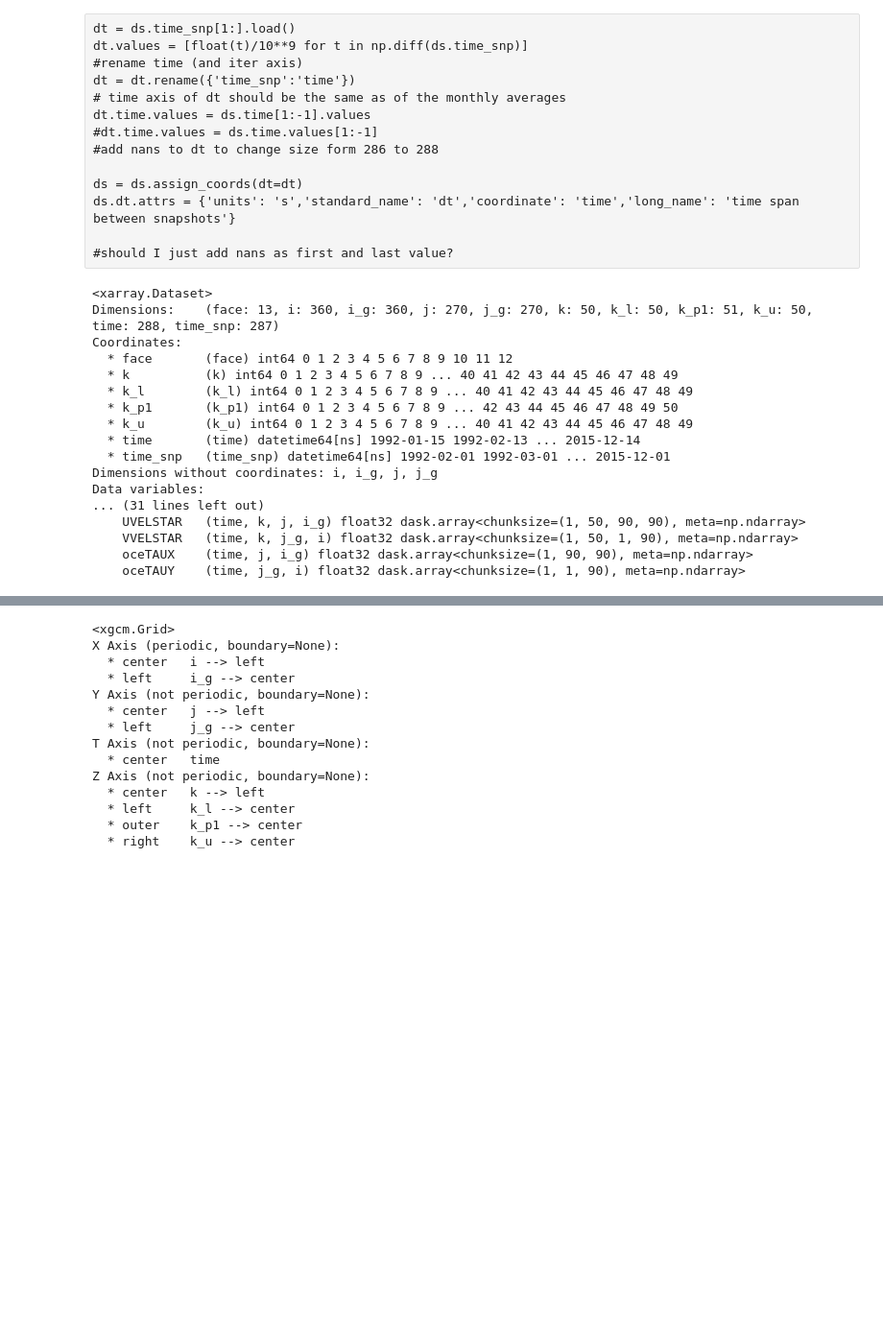
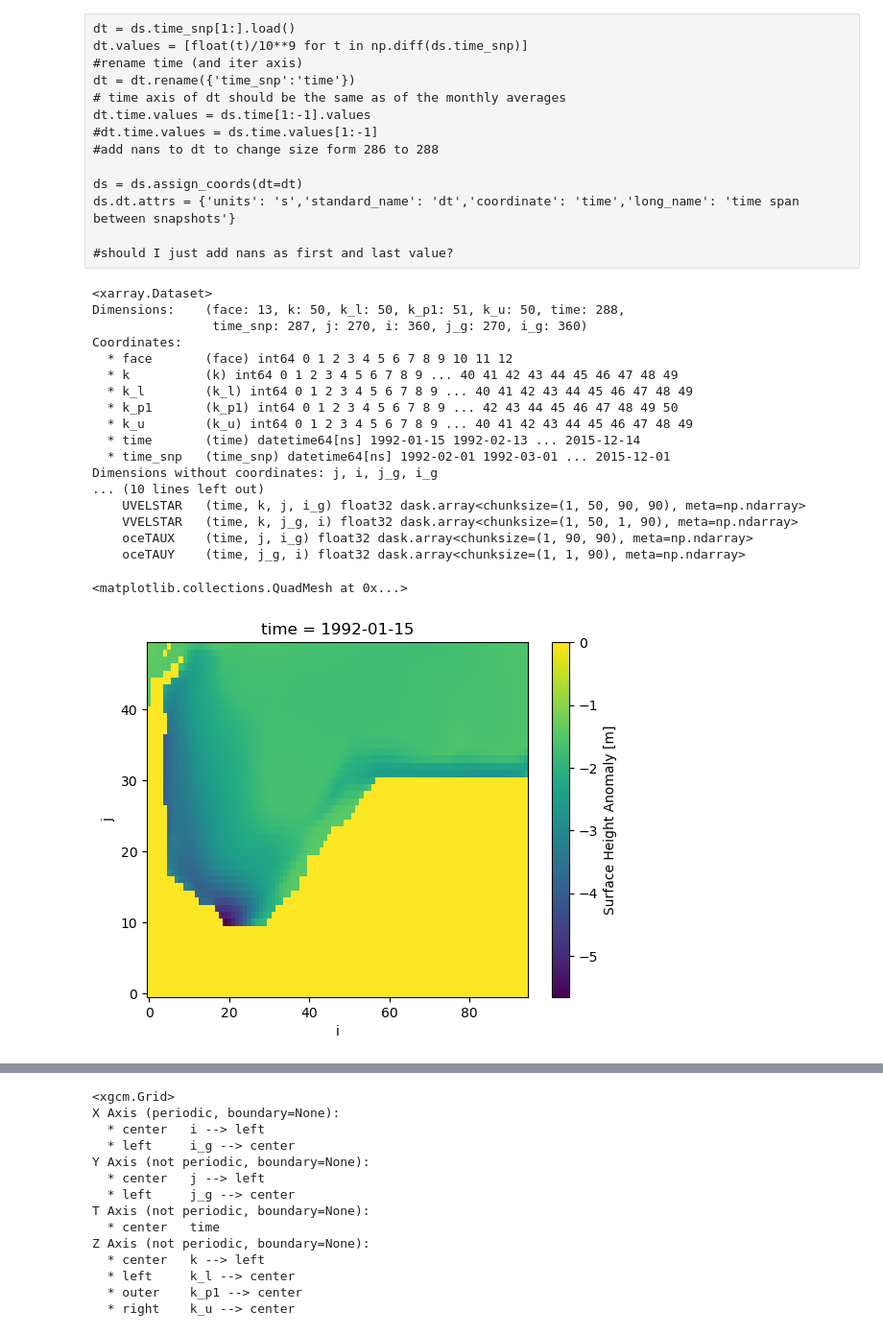
Before and after one commit to ocean-transport/WMT-project, a Jupyter notebook: ECCO-budgets/zarr-ECCO-datasets-cleaned.ipynb, the cells around one changed output, grey strips where cells are left out. Shown at 96% size. Saved outputs shown, nothing was run; the diff lists cells and outputs as text; code cells hidden in the pictures; blank space fills up the shorter version.

```diff
--- a/ECCO-budgets/zarr-ECCO-datasets-cleaned.ipynb
+++ b/ECCO-budgets/zarr-ECCO-datasets-cleaned.ipynb
@@ -26,2 +24,0 @@ from xmitgcm.llcreader.llcmodel import faces_dataset_to_latlon
-# %%
-xr.set_options(display_style='text')
@@ -79,7 +74,8 @@ ds = ds_ll_drop.reset_coords(drop=True).roll(i=50, i_g=50)#(i=100, i_g=100)
 ds
 # %% [output]
 <xarray.Dataset>
-Dimensions:    (face: 13, i: 360, i_g: 360, j: 270, j_g: 270, k: 50, k_l: 50, k_p1: 51, k_u: 50, time: 288, time_snp: 287)
+Dimensions:    (face: 13, k: 50, k_l: 50, k_p1: 51, k_u: 50, time: 288,
+                time_snp: 287, j: 270, i: 360, j_g: 270, i_g: 360)
 Coordinates:
   * face       (face) int64 0 1 2 3 4 5 6 7 8 9 10 11 12
   * k          (k) int64 0 1 2 3 4 5 6 7 8 9 ... 40 41 42 43 44 45 46 47 48 49
@@ -88,10 +84,27 @@ Coordinates:
   * k_u        (k_u) int64 0 1 2 3 4 5 6 7 8 9 ... 40 41 42 43 44 45 46 47 48 49
   * time       (time) datetime64[ns] 1992-01-15 1992-02-13 ... 2015-12-14
   * time_snp   (time_snp) datetime64[ns] 1992-02-01 1992-03-01 ... 2015-12-01
-Dimensions without coordinates: i, i_g, j, j_g
-Data variables:
-... (31 lines left out)
+Dimensions without coordinates: j, i, j_g, i_g
+... (10 lines left out)
     UVELSTAR   (time, k, j, i_g) float32 dask.array<chunksize=(1, 50, 90, 90), meta=np.ndarray>
     VVELSTAR   (time, k, j_g, i) float32 dask.array<chunksize=(1, 50, 1, 90), meta=np.ndarray>
     oceTAUX    (time, j, i_g) float32 dask.array<chunksize=(1, 90, 90), meta=np.ndarray>
     oceTAUY    (time, j_g, i) float32 dask.array<chunksize=(1, 1, 90), meta=np.ndarray>
+# %%
+#WG boundaries (65˚W, 30˚E; 80˚S, 62˚S)
+left_lon = 23 #~-64.5˚ #used to be 20
+right_lon = 118 #30.5˚ #used to be 115
+lower_lat = 30 #~-80˚ #used to be 38
+upper_lat = 80 #-61.755745˚ instead of #79:-62.216576˚ to fill upper projection plot row
+j_g_upper = 81 #goes from -61.522682 to -61.987038
+i_g_right = 119 #31˚E
+i_g_left = 22 #66˚W
+# %%
+#set the boundaries
+lat_range_noface = dict(j=slice(lower_lat, upper_lat))
+lon_range_noface = dict(i=slice(left_lon, right_lon))
+# %%
+ds.ETAN[0].isel(**lat_range_noface, **lon_range_noface).plot()
+# %% [output]
+<matplotlib.collections.QuadMesh at 0x...>
+[figure, added]
```
Also changed, not shown: parts of 6 cells of this notebook.
